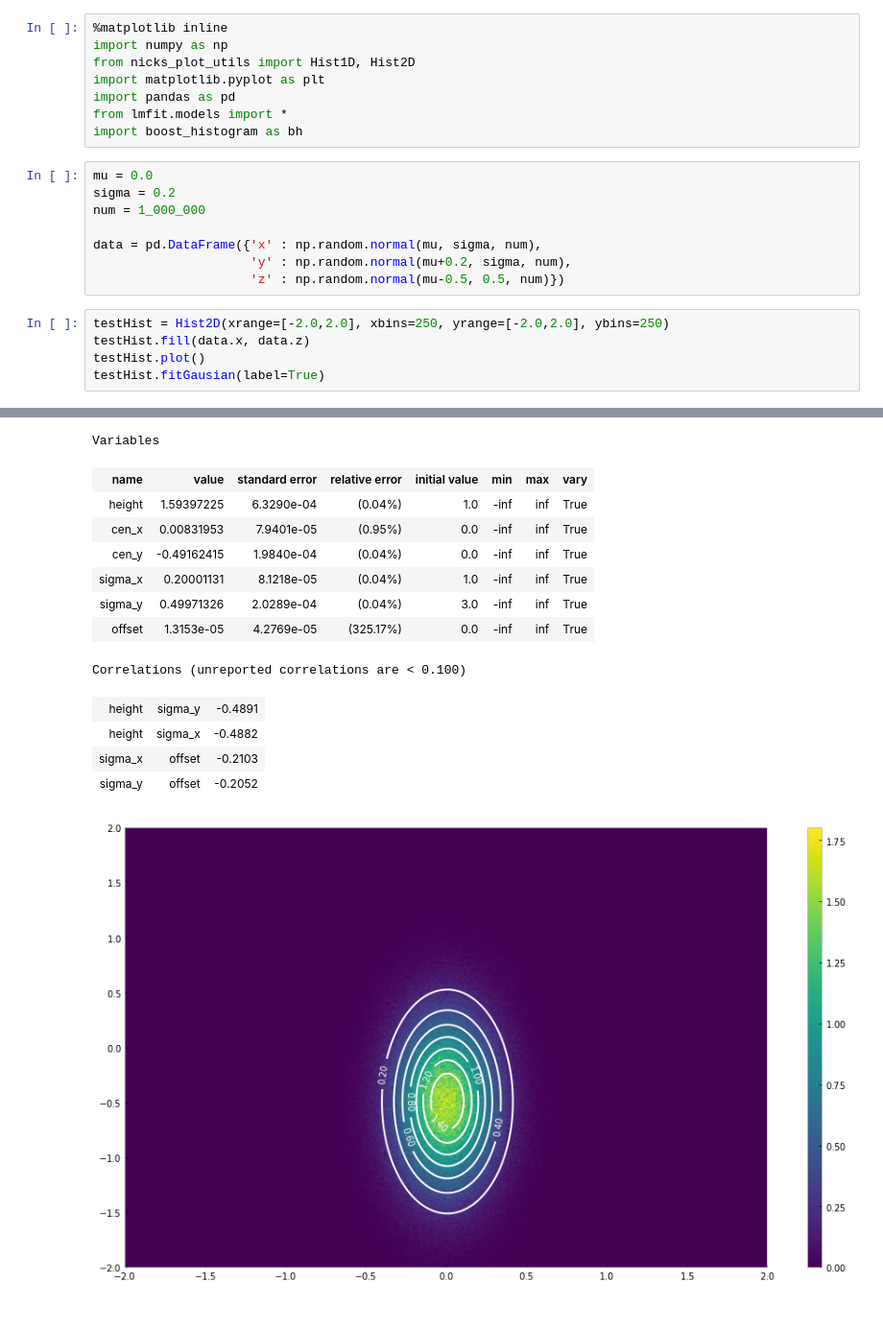
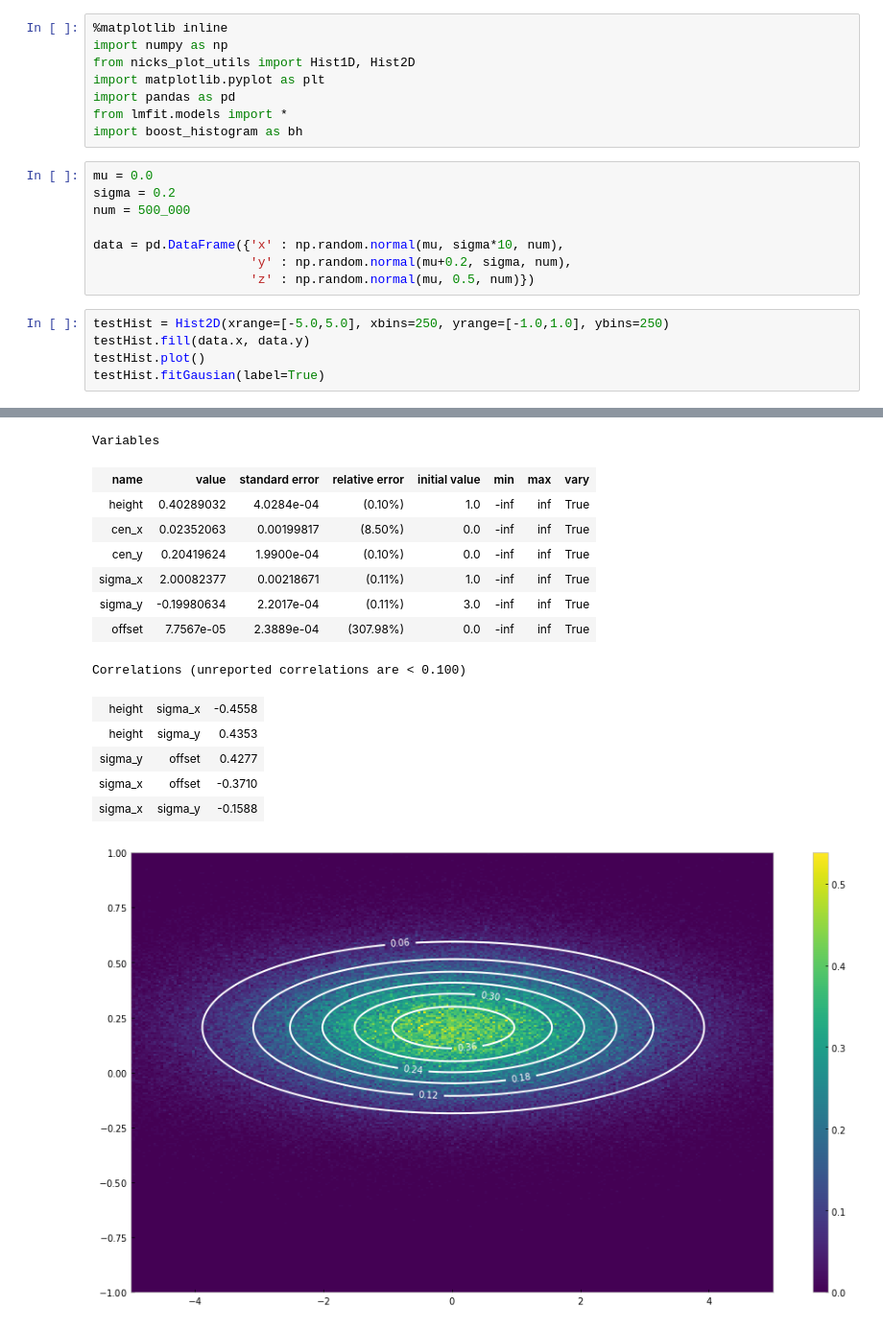
Before and after one commit to tylern4/nicks_plot_utils, a Jupyter notebook: Examples/Example_Hist2D.ipynb, the cells around one changed output, grey strips where cells are left out. Shown at 96% size. Drawn from its saved outputs; the diff is of its cells as text.

```diff
--- a/Examples/Example_Hist2D.ipynb
+++ b/Examples/Example_Hist2D.ipynb
@@ -9,14 +9,14 @@ import boost_histogram as bh
 # %%
 mu = 0.0
 sigma = 0.2
-num = 1_000_000
+num = 500_000
 
-data = pd.DataFrame({'x' : np.random.normal(mu, sigma, num),
+data = pd.DataFrame({'x' : np.random.normal(mu, sigma*10, num),
                      'y' : np.random.normal(mu+0.2, sigma, num),
-                     'z' : np.random.normal(mu-0.5, 0.5, num)})
+                     'z' : np.random.normal(mu, 0.5, num)})
 # %%
-testHist = Hist2D(xrange=[-2.0,2.0], xbins=250, yrange=[-2.0,2.0], ybins=250)
-testHist.fill(data.x, data.z)
+testHist = Hist2D(xrange=[-5.0,5.0], xbins=250, yrange=[-1.0,1.0], ybins=250)
+testHist.fill(data.x, data.y)
 testHist.plot()
 testHist.fitGausian(label=True)
 # %% [output]
@@ -32,17 +32,18 @@ Fit Statistics
 Variables
 | name | value | standard error | relative error | initial value | min | max | vary |
-| height | 1.59397225 | 6.3290e-04 | (0.04%) | 1.0 | -inf | inf | True |
-| cen_x | 0.00831953 | 7.9401e-05 | (0.95%) | 0.0 | -inf | inf | True |
-| cen_y | -0.49162415 | 1.9840e-04 | (0.04%) | 0.0 | -inf | inf | True |
-| sigma_x | 0.20001131 | 8.1218e-05 | (0.04%) | 1.0 | -inf | inf | True |
-| sigma_y | 0.49971326 | 2.0289e-04 | (0.04%) | 3.0 | -inf | inf | True |
-| offset | 1.3153e-05 | 4.2769e-05 | (325.17%) | 0.0 | -inf | inf | True |
+| height | 0.40289032 | 4.0284e-04 | (0.10%) | 1.0 | -inf | inf | True |
+| cen_x | 0.02352063 | 0.00199817 | (8.50%) | 0.0 | -inf | inf | True |
+| cen_y | 0.20419624 | 1.9900e-04 | (0.10%) | 0.0 | -inf | inf | True |
+| sigma_x | 2.00082377 | 0.00218671 | (0.11%) | 1.0 | -inf | inf | True |
+| sigma_y | -0.19980634 | 2.2017e-04 | (0.11%) | 3.0 | -inf | inf | True |
+| offset | 7.7567e-05 | 2.3889e-04 | (307.98%) | 0.0 | -inf | inf | True |
 Correlations (unreported correlations are < 0.100)
-| height | sigma_y | -0.4891 |
-| height | sigma_x | -0.4882 |
-| sigma_x | offset | -0.2103 |
-| sigma_y | offset | -0.2052 |
+| height | sigma_x | -0.4558 |
+| height | sigma_y | 0.4353 |
+| sigma_y | offset | 0.4277 |
+| sigma_x | offset | -0.3710 |
+| sigma_x | sigma_y | -0.1588 |
-[figure, old version]
+[figure, new version]
 # %%
 testHist = Hist2D(data.x, data.z)
 testHist.plot3D(zeros=True)
```
Also changed, not shown: parts of 5 cells of this notebook, 3 other files.
